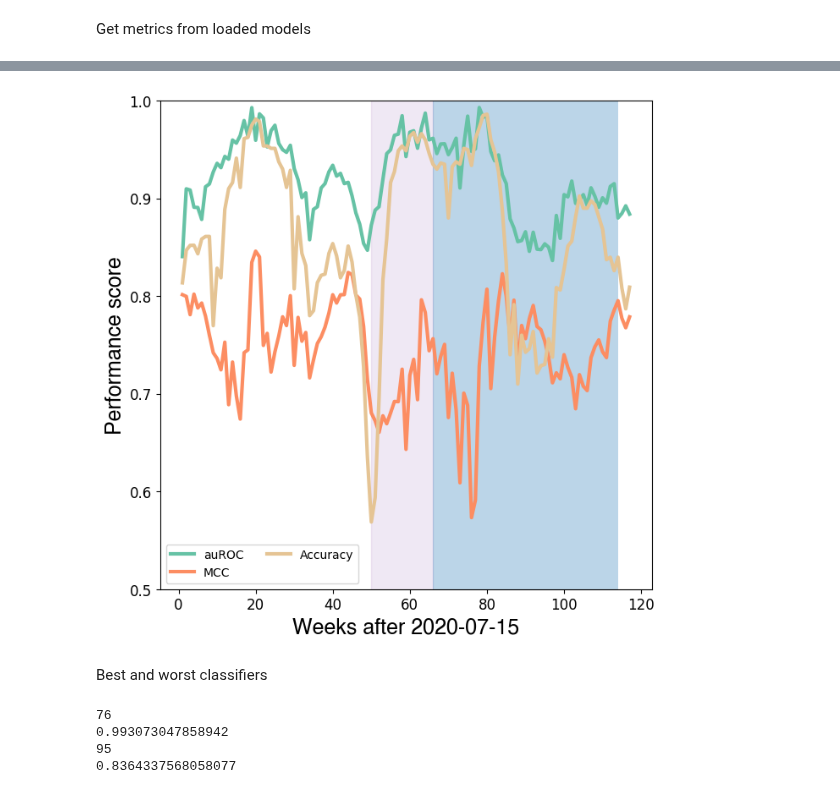
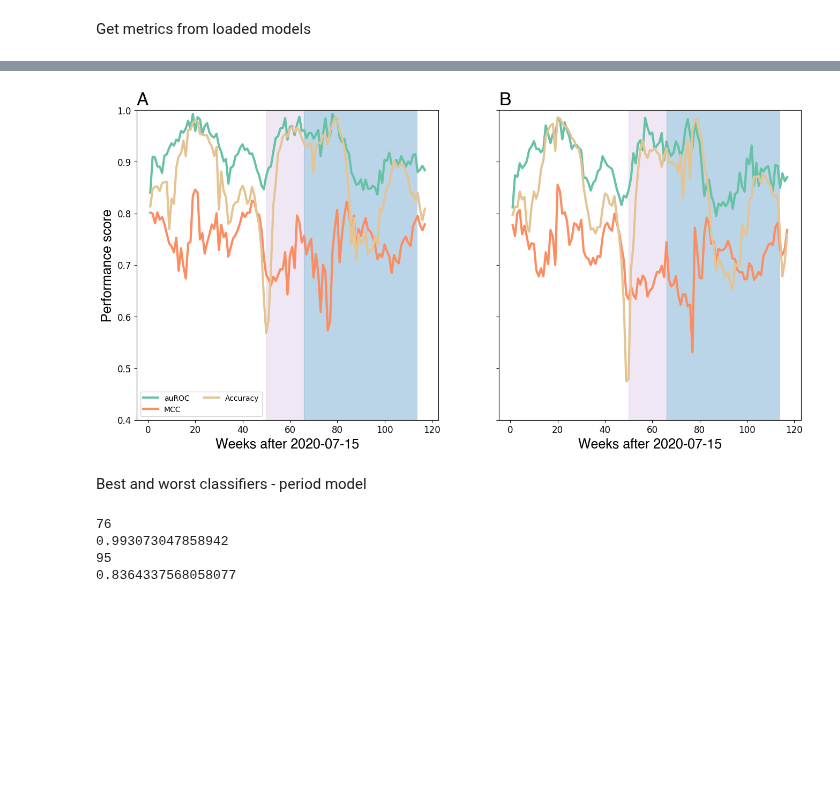
Before and after one commit to RachelMurray-Watson/COVID_forecasting, a Jupyter notebook: Expanding_training_set.ipynb, the cells around one changed output, grey strips where cells are left out. Drawn from its saved outputs; the diff is of its cells as text; code cells hidden in the pictures; blank space fills up the shorter version.

Commit message:
Added function for better preparation of train/test data and collection of results. Graph of full model with shifted and period

```diff
--- a/Expanding_training_set.ipynb
+++ b/Expanding_training_set.ipynb
@@ -364,7 +394,7 @@ size_of_test_dataset = 1
 train_weeks_for_initial_model = 1
 weeks_in_future = 3
 weight_col = 'weight'
-keep_output = False
+keep_output = True
 
 no_iterations_param = 100  # Replace with the number of iterations for RandomizedSearchCV
 param_grid = {
@@ -500,33 +441,50 @@ for prediction_week in weeks_to_predict:
 # %%
 # Create a figure and subplots
-fig, axs = plt.subplots(nrows=1, ncols=1, figsize=(7.5, 7.5), sharey = 'all')
+fig, axs = plt.subplots(nrows=1, ncols=2, figsize=(16, 7.5), sharey = 'all')
 
 # Plot data on the same plot
-axs.plot(weeks_to_predict, ROC_by_week_full_period, label='auROC', linewidth = 3, color = palette[0])
-axs.plot(weeks_to_predict, norm_MCC_by_week_full_period, label='MCC', linewidth = 3, color = palette[1])
-axs.plot(weeks_to_predict, accuracy_by_week_full_period, label='Accuracy', linewidth = 3, color = palette[5])
+axs[0].plot(weeks_to_predict, ROC_by_week_full_period, label='auROC', linewidth = 3, color = palette[0])
+axs[0].plot(weeks_to_predict, norm_MCC_by_week_full_period, label='MCC', linewidth = 3, color = palette[1])
+axs[0].plot(weeks_to_predict, accuracy_by_week_full_period, label='Accuracy', linewidth = 3, color = palette[5])
+
+axs[1].plot(weeks_to_predict, ROC_by_week_full_shifted, label='auROC', linewidth = 3, color = palette[0])
+axs[1].plot(weeks_to_predict, norm_MCC_by_week_full_shifted, label='MCC', linewidth = 3, color = palette[1])
+axs[1].plot(weeks_to_predict, accuracy_by_week_full_shifted, label='Accuracy', linewidth = 3, color = palette[5])
 
 
 
 # Add labels and legend
-axs.set_xlabel('Weeks after 2020-07-15',**hfont,  fontsize = 18 )
-axs.set_ylabel('Performance score',**hfont,  fontsize = 18)
-axs.tick_params(axis='both', which='major', labelsize=12)
-axs.set_ylim(0.5,1)
+axs[0].set_xlabel('Weeks after 2020-07-15',**hfont,  fontsize = 18 )
+axs[1].set_xlabel('Weeks after 2020-07-15',**hfont,  fontsize = 18 )
+
+axs[0].set_ylabel('Performance score',**hfont,  fontsize = 18)
+axs[0].tick_params(axis='both', which='major', labelsize=12)
+axs[1].tick_params(axis='both', which='major', labelsize=12)
+
+axs[0].set_ylim(0.4,1)
 #add_labels_to_subplots(axs, hfont, 1.01, 24)
-axs.legend(ncol = 2, loc='lower left')
+axs[0].legend(ncol = 2, loc='lower left')
 
 polygon_delta = Polygon([(first_week_delta, 0), (first_week_delta, 100000), (last_week_delta, 100000), (last_week_delta, 0)],
                       alpha=0.3, color = '#cdb4db')
-axs.add_patch(polygon_delta)
+axs[0].add_patch(polygon_delta)
 polygon_omricon = Polygon([(first_week_omricon, 0), (first_week_omricon, 100000), (last_week_omricon, 100000), (last_week_omricon, 0)],
                       alpha=0.3)
-axs.add_patch(polygon_omricon)
-plt.savefig(f'/Users/rem76/Documents/COVID_projections/COVID_forecasting/Graphs/Performance_full_expanding_train_models_period_{size_of_test_dataset}_week.png', dpi = 300)
+axs[0].add_patch(polygon_omricon)
+
+polygon_delta = Polygon([(first_week_delta, 0), (first_week_delta, 100000), (last_week_delta, 100000), (last_week_delta, 0)],
+                      alpha=0.3, color = '#cdb4db')
+axs[1].add_patch(polygon_delta)
+polygon_omricon = Polygon([(first_week_omricon, 0), (first_week_omricon, 100000), (last_week_omricon, 100000), (last_week_omricon, 0)],
+                      alpha=0.3)
+axs[1].add_patch(polygon_omricon)
+
+add_labels_to_subplots(axs, hfont, 1.01, 24);
+plt.savefig(f'/Users/rem76/Documents/COVID_projections/COVID_forecasting/Graphs/Performance_full_expanding_train_models_period_shifted_test_{size_of_test_dataset}_week.png', dpi = 300)
 # %% [output]
-[figure, old version]
+[figure, new version]
 # %% [markdown]
-Best and worst classifiers
+Best and worst classifiers - period model
 # %%
 max_index = ROC_by_week_full_period.index(max(ROC_by_week_full_period))
 best_model_week = max_index - 1
```
Also changed, not shown: parts of 5 cells of this notebook, 1 other file.
